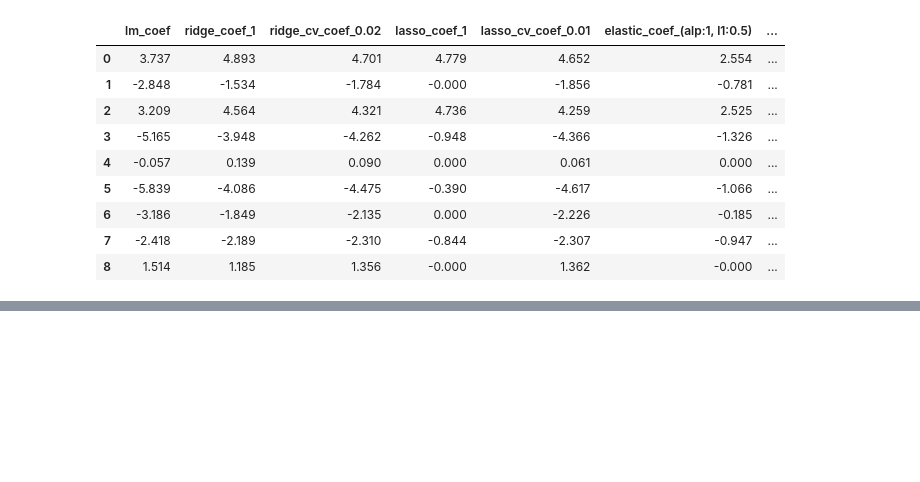
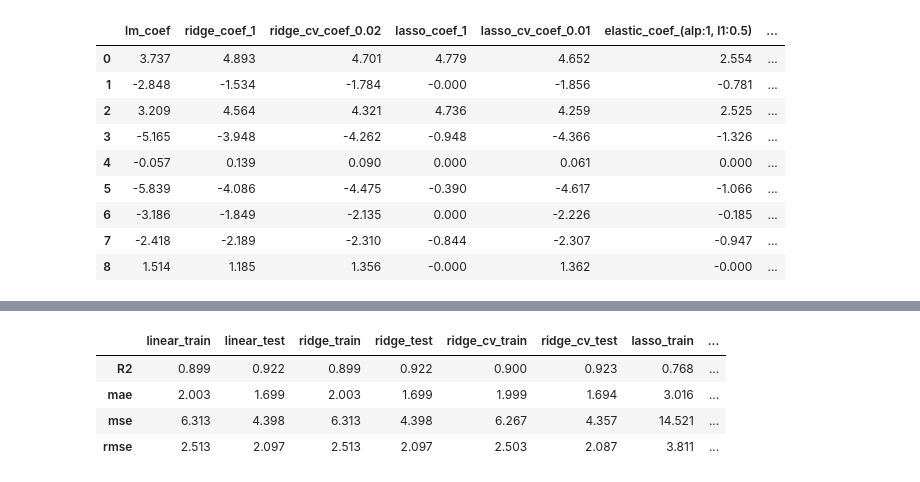
Before and after one commit to frkks/Data-Sc-ence, a Jupyter notebook: Machine Learning/Assigments/ML - Assigment-1 (Concrete Slump Test Prediction)(ML 1022 EU)/cement_slump_notebook.assignment1.ipynb, the cells around one changed output, grey strips where cells are left out. Saved outputs shown, nothing was run; the diff lists cells and outputs as text; code cells hidden in the pictures; blank space fills up the shorter version.

```diff
--- a/Machine Learning/Assigments/ML - Assigment-1 (Concrete Slump Test Prediction)(ML 1022 EU)/cement_slump_notebook.assignment1.ipynb
+++ b/Machine Learning/Assigments/ML - Assigment-1 (Concrete Slump Test Prediction)(ML 1022 EU)/cement_slump_notebook.assignment1.ipynb
@@ -775,0 +831,6 @@ pd.concat([lm_df, rm_df, rcm_df, lsm_df, lcm_df, em_df, ecm_df], axis = 1)
+# %%
+y_pred = grid_model.predict(X_test_scaled)
+y_train_pred = grid_model.predict(X_train_scaled)
+# %%
+gm = train_val(y_train, y_train_pred, y_test, y_pred, "elastic_grid")
+gm
@@ -775,0 +843,8 @@ pd.concat([lm_df, rm_df, rcm_df, lsm_df, lcm_df, em_df, ecm_df], axis = 1)
+# %%
+pd.concat([ls,rs, rcs, lss, lcs, es, gm], axis = 1)
+# %% [output]
+|  | linear_train | linear_test | ridge_train | ridge_test | ridge_cv_train | ridge_cv_test | lasso_train | ... |
+| R2 | 0.899 | 0.922 | 0.899 | 0.922 | 0.900 | 0.923 | 0.768 | ... |
+| mae | 2.003 | 1.699 | 2.003 | 1.699 | 1.999 | 1.694 | 3.016 | ... |
+| mse | 6.313 | 4.398 | 6.313 | 4.398 | 6.267 | 4.357 | 14.521 | ... |
+| rmse | 2.513 | 2.097 | 2.513 | 2.097 | 2.503 | 2.087 | 3.811 | ... |
```
Also changed, not shown: parts of 35 cells of this notebook, 2 other files.
